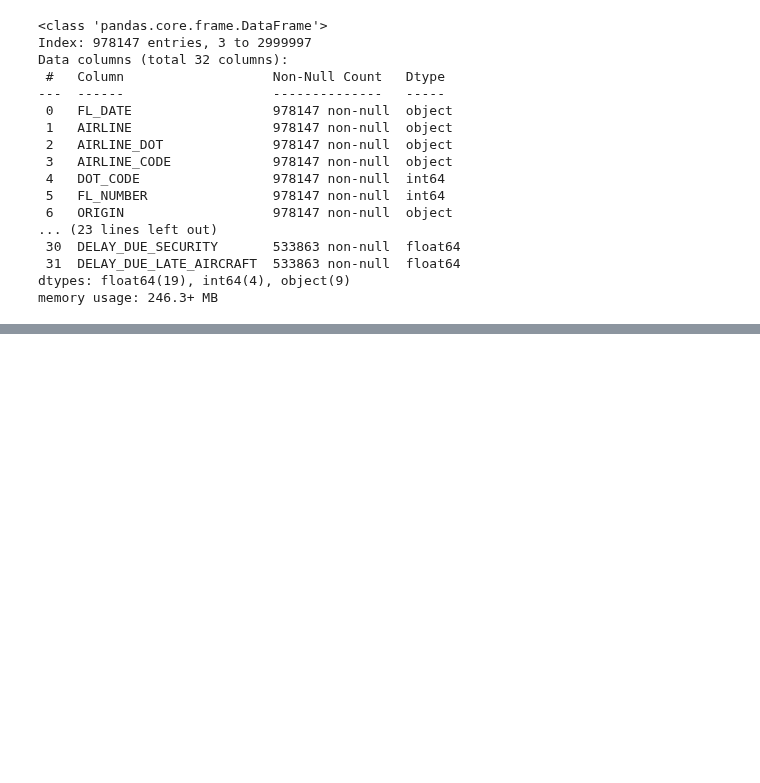
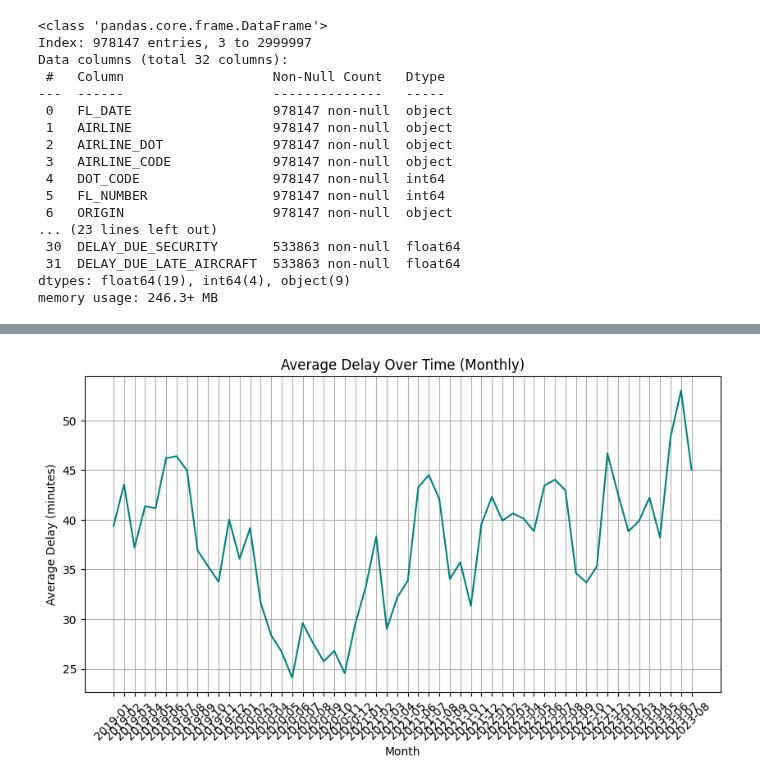
Before and after one commit to swiz9/Flight-Delay-Prediction-System, a Jupyter notebook: RNN_Flight_Delay_Prediction.ipynb, the cells around one changed output, grey strips where cells are left out. Cells and saved outputs as stored; diff of their text form; code cells hidden in the pictures; blank space fills up the shorter version.

```diff
--- a/RNN_Flight_Delay_Prediction.ipynb
+++ b/RNN_Flight_Delay_Prediction.ipynb
@@ -89,0 +119,13 @@ memory usage: 246.3+ MB
+# %%
+# --- Delay by Month ---
+plt.figure(figsize=(10, 5))
+month_delay = data.groupby(data['FL_DATE'].str[:7])['ARR_DELAY'].mean().reset_index()
+sns.lineplot(x='FL_DATE', y='ARR_DELAY', data=month_delay, color='teal')
+plt.title('Average Delay Over Time (Monthly)')
+plt.xlabel('Month')
+plt.ylabel('Average Delay (minutes)')
+plt.xticks(rotation=45)
+plt.grid(True)
+plt.show()
+# %% [output]
+[figure, added]
```
Also changed, not shown: parts of 4 cells of this notebook.
